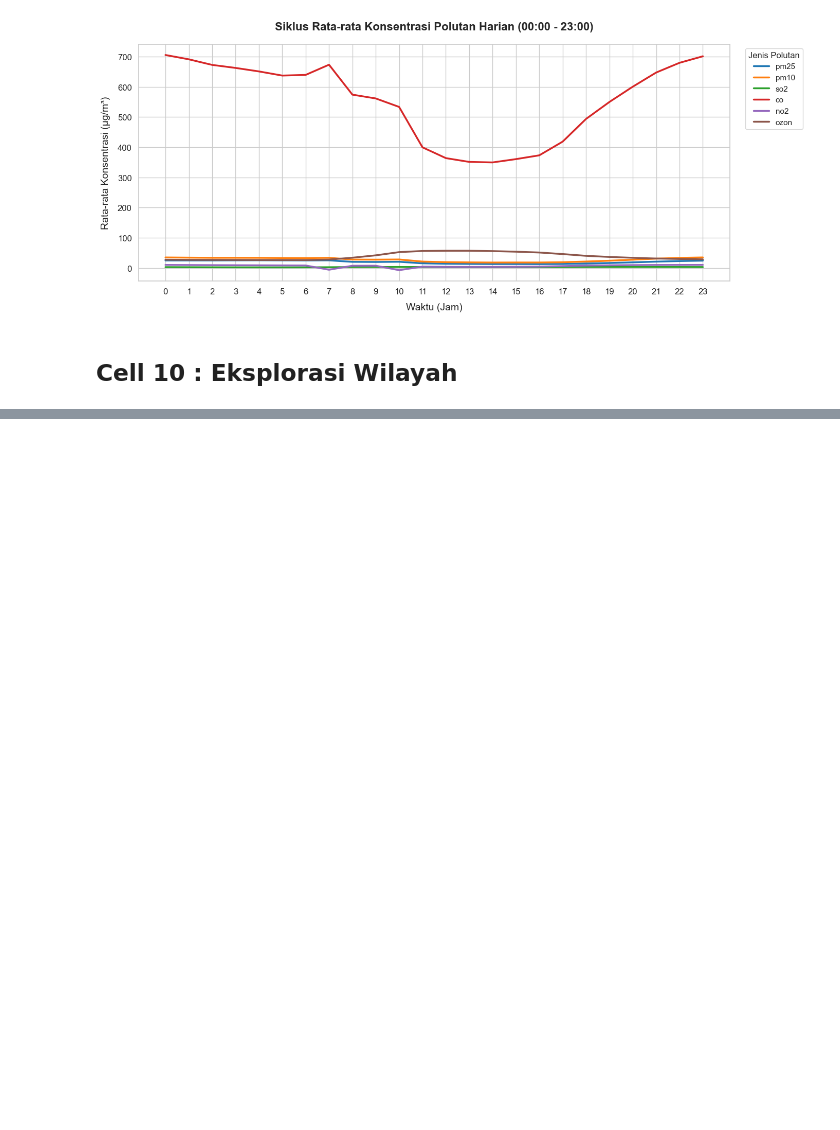
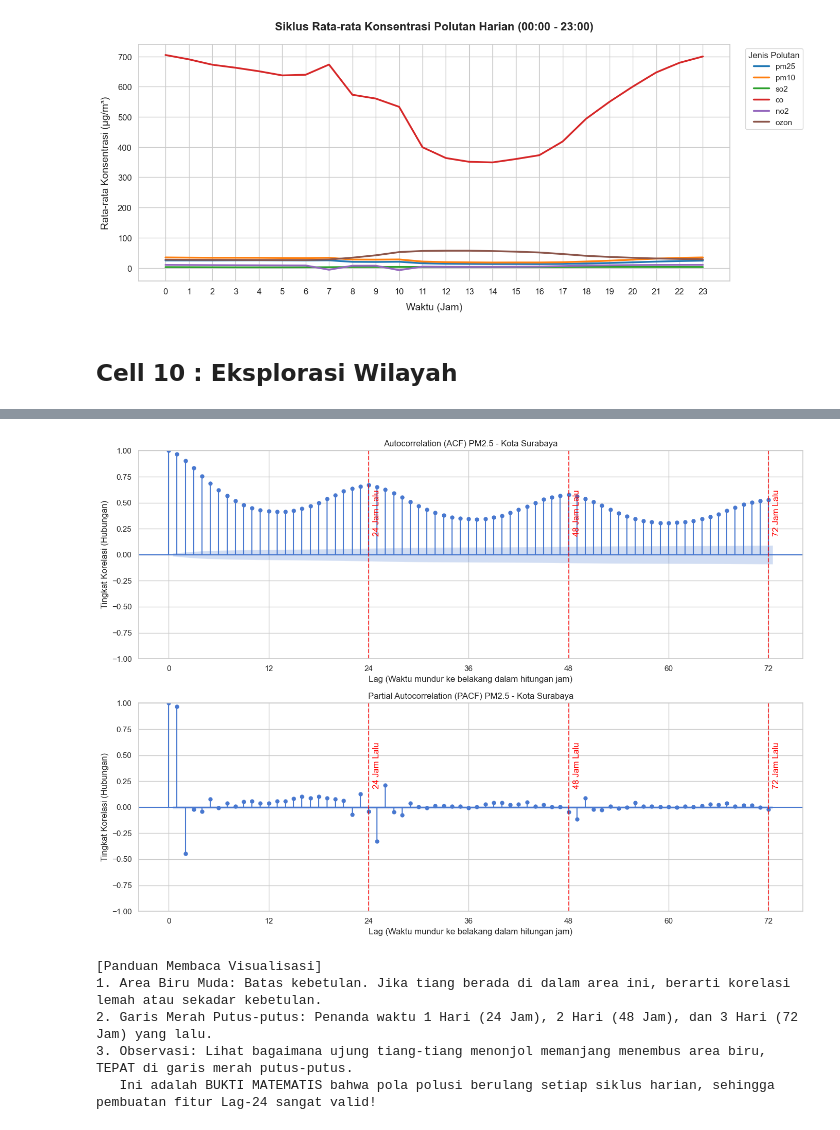
Before and after one commit to tegarkusuma12/Web-ISPU, a Jupyter notebook: data_training/eda.ipynb, the cells around one changed output, grey strips where cells are left out. Drawn from its saved outputs; the diff is of its cells as text; code cells hidden in the pictures; blank space fills up the shorter version.

```diff
--- a/data_training/eda.ipynb
+++ b/data_training/eda.ipynb
@@ -318,0 +342,62 @@ Insight: Perbedaan garis dasar (baseline) polusi antar kota ini yang mendasari p
+# %%
+try:
+    from statsmodels.graphics.tsaplots import plot_acf, plot_pacf
+    import matplotlib.pyplot as plt
+    import seaborn as sns
+    import numpy as np
+
+    # Memastikan gaya visualisasi konsisten dengan Cell 1 (ukuran sedikit ditinggikan karena ada 2 subplot)
+    plt.rcParams['figure.figsize'] = (14, 10)
+    plt.rcParams['figure.dpi'] = 100
+    sns.set_theme(style="whitegrid", palette="muted")
+
+    # Mengambil sampel satu wilayah (misal Kota Surabaya) untuk melihat pola historis
+    kota_sampel = 'Kota Surabaya'
+    df_sampel = df[df['nama_wilayah'] == kota_sampel].copy()
+
+    # Urutkan berdasarkan waktu dan set sebagai index
+    df_sampel.set_index('waktu_aktual', inplace=True)
+    df_sampel.sort_index(inplace=True)
+
+    # Melihat pola per jam
+    df_hourly = df_sampel['pm25'].resample('H').mean().interpolate(method='linear')
+
+    fig, ax = plt.subplots(2, 1)
+
+    # Mengamati autokorelasi hingga 72 jam ke belakang
+    plot_acf(df_hourly.dropna(), lags=72, ax=ax[0], title=f'Autocorrelation (ACF) PM2.5 - {kota_sampel}')
+
+    plot_pacf(df_hourly.dropna(), lags=72, ax=ax[1], title=f'Partial Autocorrelation (PACF) PM2.5 - {kota_sampel}')
+
+    # --- MENAMBAHKAN GARIS BANTU UNTUK MEMPERMUDAH PEMBACAAN ---
+    lags_penting = [24, 48, 72]
+
+    for axis in ax:
+        axis.set_xlabel('Lag (Waktu mundur ke belakang dalam hitungan jam)', fontsize=12)
+        axis.set_ylabel('Tingkat Korelasi (Hubungan)', fontsize=12)
+        axis.set_xticks(np.arange(0, 73, 12)) # Menampilkan angka di sumbu X tiap kelipatan 12 agar rapi
+
+        # Menggambar garis vertikal merah penanda kelipatan 24 jam (1, 2, dan 3 hari yang lalu)
+        for lag in lags_penting:
+            axis.axvline(x=lag, color='red', linestyle='--', alpha=0.7)
+            # Menambahkan teks penanda di dekat garis merah
+            axis.text(lag + 0.5, 0.4, f'{lag} Jam Lalu', color='red', rotation=90, verticalalignment='center')
+
+    plt.tight_layout()
+    plt.show()
+
+    print("\n[Panduan Membaca Visualisasi]")
+    print("1. Area Biru Muda: Batas kebetulan. Jika tiang berada di dalam area ini, berarti korelasi lemah atau sekadar kebetulan.")
+    print("2. Garis Merah Putus-putus: Penanda waktu 1 Hari (24 Jam), 2 Hari (48 Jam), dan 3 Hari (72 Jam) yang lalu.")
+    print("3. Observasi: Lihat bagaimana ujung tiang-tiang menonjol memanjang menembus area biru, TEPAT di garis merah putus-putus.")
+    print("   Ini adalah BUKTI MATEMATIS bahwa pola polusi berulang setiap siklus harian, sehingga pembuatan fitur Lag-24 sangat valid!")
+
+except ImportError:
+    print("Library statsmodels belum terinstall. Menggunakan pandas autocorrelation_plot...")
+# %% [output]
+[figure, added]
+[Panduan Membaca Visualisasi]
+1. Area Biru Muda: Batas kebetulan. Jika tiang berada di dalam area ini, berarti korelasi lemah atau sekadar kebetulan.
+2. Garis Merah Putus-putus: Penanda waktu 1 Hari (24 Jam), 2 Hari (48 Jam), dan 3 Hari (72 Jam) yang lalu.
+3. Observasi: Lihat bagaimana ujung tiang-tiang menonjol memanjang menembus area biru, TEPAT di garis merah putus-putus.
+   Ini adalah BUKTI MATEMATIS bahwa pola polusi berulang setiap siklus harian, sehingga pembuatan fitur Lag-24 sangat valid!
```
Also changed, not shown: parts of 5 cells of this notebook.
